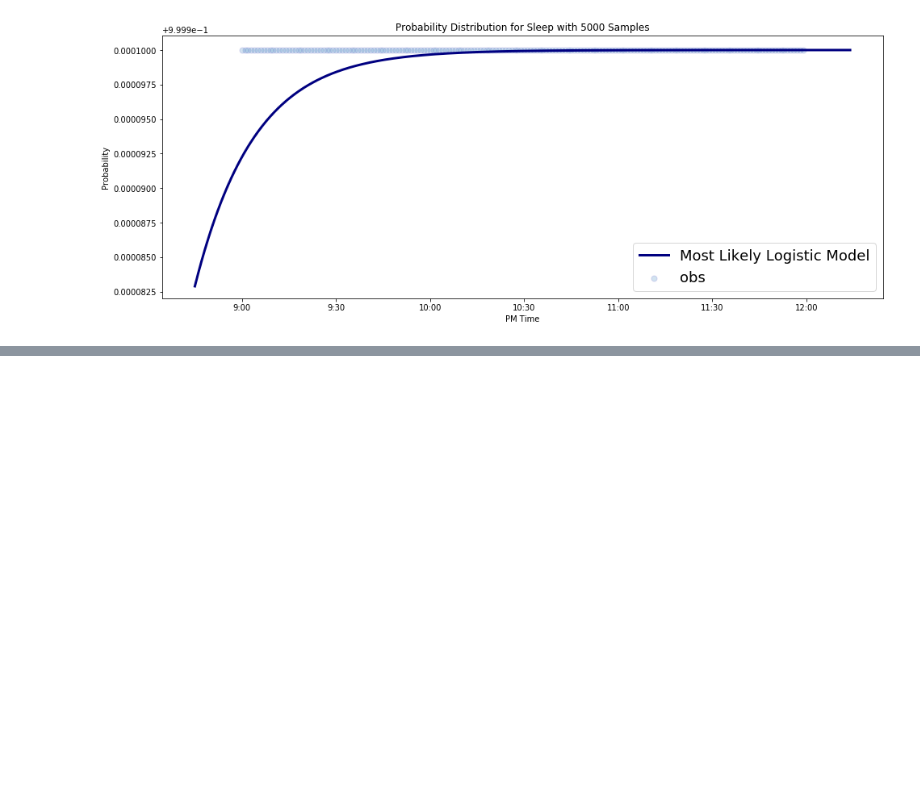
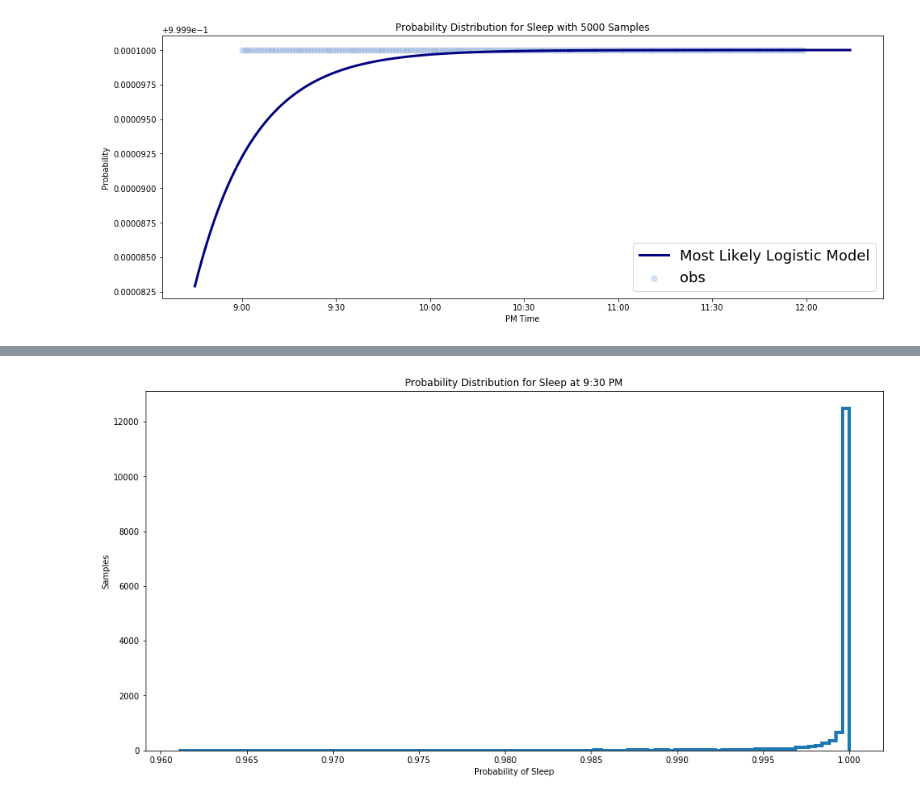
Before and after one commit to mohitroy2502/Bayseian-Wake-Sleep-Data-Exp, a Jupyter notebook: Wake and Sleep Data Exploration.ipynb, the cells around one changed output, grey strips where cells are left out. Saved outputs shown, nothing was run; the diff lists cells and outputs as text; code cells hidden in the pictures; blank space fills up the shorter version.

```diff
--- a/Wake and Sleep Data Exploration.ipynb
+++ b/Wake and Sleep Data Exploration.ipynb
@@ -386,0 +458,4 @@ plt.xticks([-60, -30, 0, 30, 60, 90, 120], sleep_labels);
+# %%
+sleep_posterior(-30, '9:30')
+# %% [output]
+[figure, added]
```
Also changed, not shown: parts of 41 cells of this notebook.
